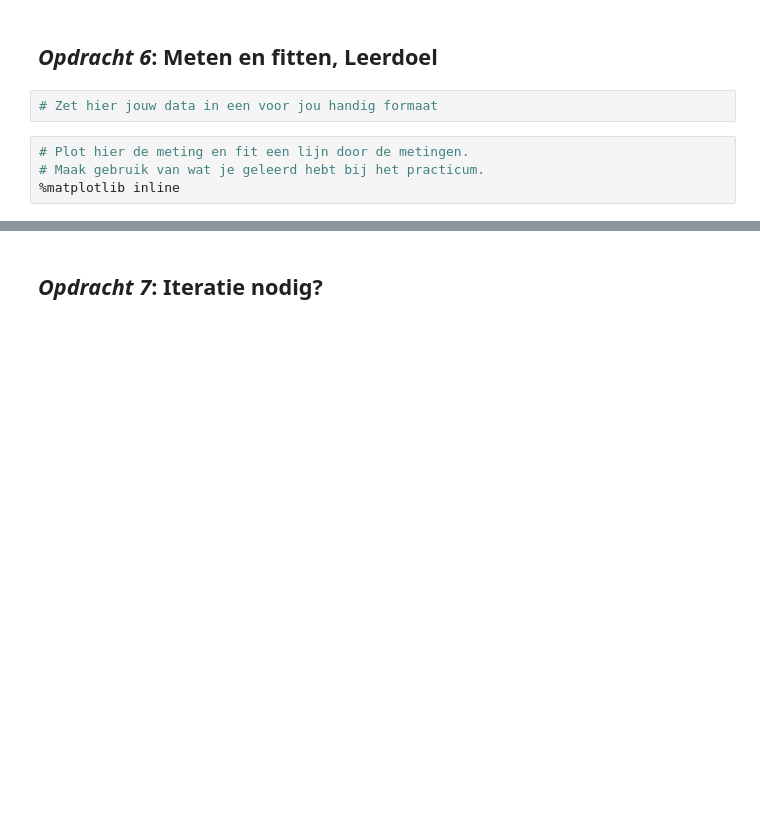
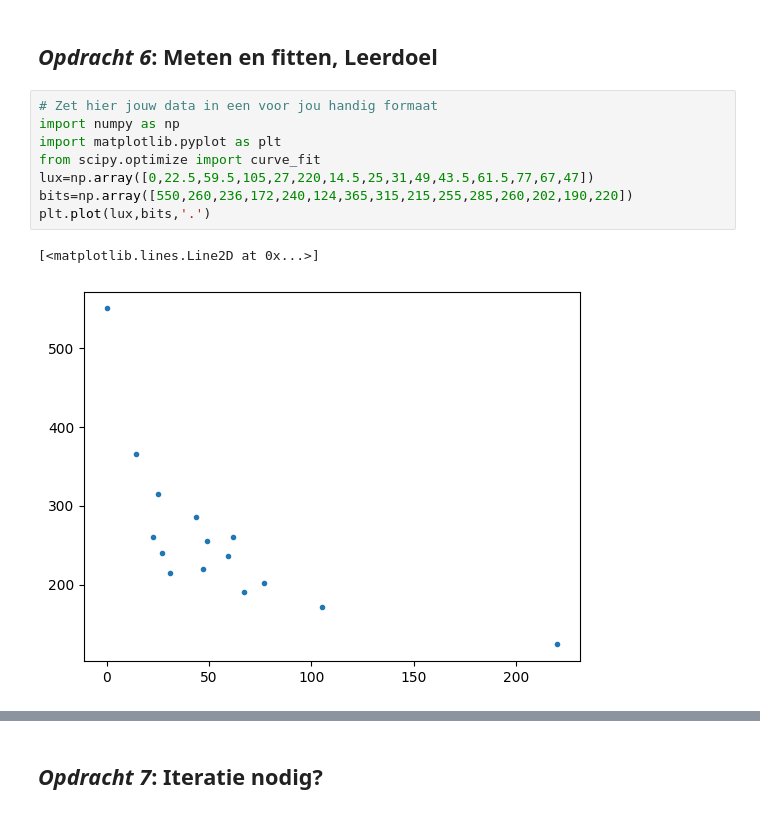
Before and after one commit to DRoelse/Daniel-Def-D, a Jupyter notebook: FysiekeOntwerpopdrachten/1KalibreerEenSensorDigitaalAnaloog/DEFOntwerpopdracht1KalibreerEenSensorInvulTemplate.ipynb, the cells around one changed output, grey strips where cells are left out. Saved outputs shown, nothing was run; the diff lists cells and outputs as text; blank space fills up the shorter version.

```diff
--- a/FysiekeOntwerpopdrachten/1KalibreerEenSensorDigitaalAnaloog/DEFOntwerpopdracht1KalibreerEenSensorInvulTemplate.ipynb
+++ b/FysiekeOntwerpopdrachten/1KalibreerEenSensorDigitaalAnaloog/DEFOntwerpopdracht1KalibreerEenSensorInvulTemplate.ipynb
@@ -67,9 +67,14 @@ Licht kort toe wat er in de foto te zien is.
 Na eerste experiment kwamen we erachter dat de telefoon alleen lux vanaf de bovenkant meet en de LDR vanaf de zijkant. Daarom hebben we deze meetopstelling in een schoenendoos geplaatst om zo de lichtstralen vanaf de zijkant zoveel mogelijk te minimaliseren
 # %% [markdown]
 ## *Opdracht 6*: Meten en fitten, Leerdoel
-# %%
-# Zet hier jouw data in een voor jou handig formaat
-# %%
-# Plot hier de meting en fit een lijn door de metingen.
-# Maak gebruik van wat je geleerd hebt bij het practicum.
-%matplotlib inline
+# %%
+# Zet hier jouw data in een voor jou handig formaat
+import numpy as np
+import matplotlib.pyplot as plt
+from scipy.optimize import curve_fit
+lux=np.array([0,22.5,59.5,105,27,220,14.5,25,31,49,43.5,61.5,77,67,47])
+bits=np.array([550,260,236,172,240,124,365,315,215,255,285,260,202,190,220])
+plt.plot(lux,bits,'.')
+# %% [output]
+[<matplotlib.lines.Line2D at 0x...>]
+[figure, added]
```
Also changed, not shown: parts of 11 cells of this notebook.
